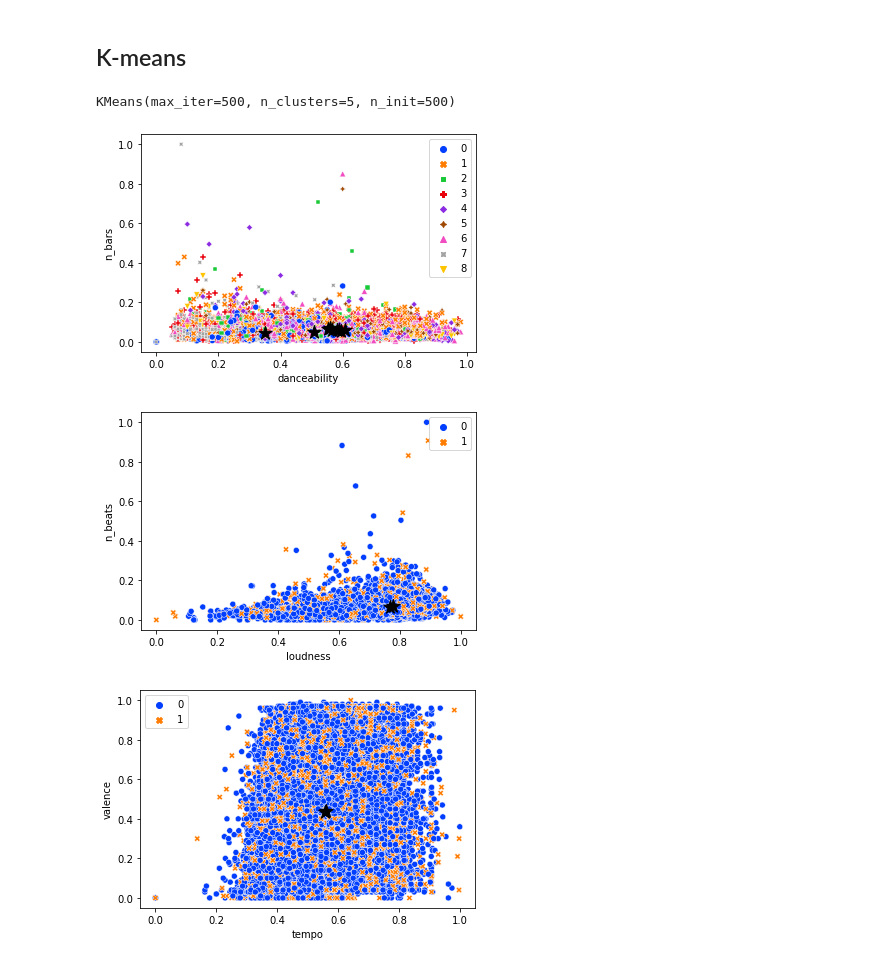
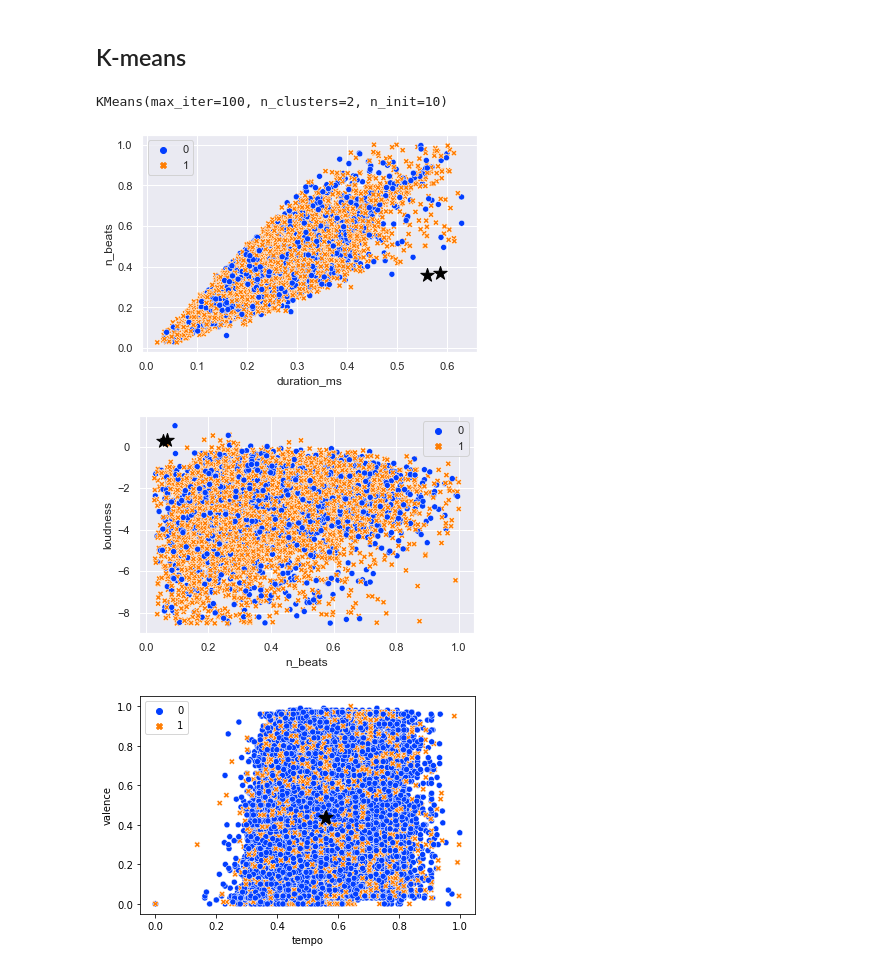
Before and after one commit to Bakko000/Data-Mining, a Jupyter notebook: dataset (missing + split)/clustering.ipynb, the cells around one changed output. Cells and saved outputs as stored; diff of their text form; code cells hidden in the pictures.

```diff
--- a/dataset (missing + split)/clustering.ipynb
+++ b/dataset (missing + split)/clustering.ipynb
@@ -16,0 +21,6 @@ df = pd.read_csv('file_train_senza_outliers.csv', skipinitialspace=True)
+# %%
+selected_columns = df[['duration_ms', 'danceability', 'energy', 'loudness', 'speechiness', 'acousticness', 'instrumentalness', 'liveness', 'valence', 'tempo', 'n_beats', 'n_bars', 'processing']]
+
+plt.figure(figsize = (35, 25))
+sns.heatmap(selected_columns.corr(),cmap='coolwarm', annot=True, fmt=".2f", linewidth='.8')
+sns.set(font_scale=1)
@@ -22,11 +34,10 @@ df["n_bars"]=df["n_bars"]/df["n_bars"].max()
 df["n_beats"]=df["n_beats"]/df["n_beats"].max()
 df["duration_ms"]=df["duration_ms"]/1000
 df["time_signature"]=df["time_signature"]/df["time_signature"].max()
-df["loudness"]=df["loudness"]-df["loudness"].min()
 df["loudness"]=df["loudness"]/df["loudness"].max()
+df["energy"]=df["energy"]/df["energy"].max()
 df["processing"]=df["processing"]/df["processing"].max()
 df["tempo"]=df["tempo"]/df["tempo"].max()
-# df["key"]=df["key"]/df["key"].max()  key è un intero.
 df.head()
 # %% [output]
 |  | Unnamed: 0 | name | duration_ms | explicit | artists | album_name | danceability | energy | key | ... |
@@ -237,10 +248,10 @@ The default value of `n_init` will change from 10 to 'auto' in 1.4. Set the valu
 # %% [markdown]
 <h2>K-means</h2>
 # %%
-kmeans = KMeans(n_clusters=5, n_init=500, max_iter=500)
+kmeans = KMeans(n_clusters=2, n_init=10, max_iter=100)
 kmeans.fit(X_minmax)
 # %% [output]
-KMeans(max_iter=500, n_clusters=5, n_init=500)
+KMeans(max_iter=100, n_clusters=2, n_init=10)
 # %%
 centers = kmeans.cluster_centers_
 # %%
@@ -249,21 +260,21 @@ centers = scaler.inverse_transform(centers)
 df['kmeans_labels'] = kmeans.labels_
 df['kmeans_labels'] = df['kmeans_labels'].map({0:"A", 1: "B", 2: "C", 3: "D", 4: "F"})
 # %%
-sns.scatterplot(data=df2, x="danceability", y="n_bars",  hue=kmeans.labels_, style=kmeans.labels_,
+sns.scatterplot(data=df2, x="duration_ms", y="n_beats",  hue=kmeans.labels_, style=kmeans.labels_,
                 palette="bright")
 plt.legend()
 plt.scatter(centers[:,3], centers[:,16], c='black', marker='*', s=200)
 plt.show()
 # %% [output]
-[figure, old version]
+[figure, new version]
 # %%
-sns.scatterplot(data=df2, y="n_beats", x="loudness",  hue=kmeans.labels_, style=kmeans.labels_,
+sns.scatterplot(data=df2, y="loudness", x="n_beats",  hue=kmeans.labels_, style=kmeans.labels_,
                 palette="bright")
 plt.legend()
-plt.scatter(centers[:,6], centers[:,15], c='black', marker='*', s=200)
+plt.scatter(centers[:,2], centers[:,10], c='black', marker='*', s=200)
 plt.show()
 # %% [output]
-[figure, old version]
+[figure, new version]
 # %%
 sns.scatterplot(data=df2, y="valence", x="tempo",  hue=kmeans.labels_, style=kmeans.labels_,
                 palette="bright")
```
Also changed, not shown: parts of 9 cells of this notebook.
